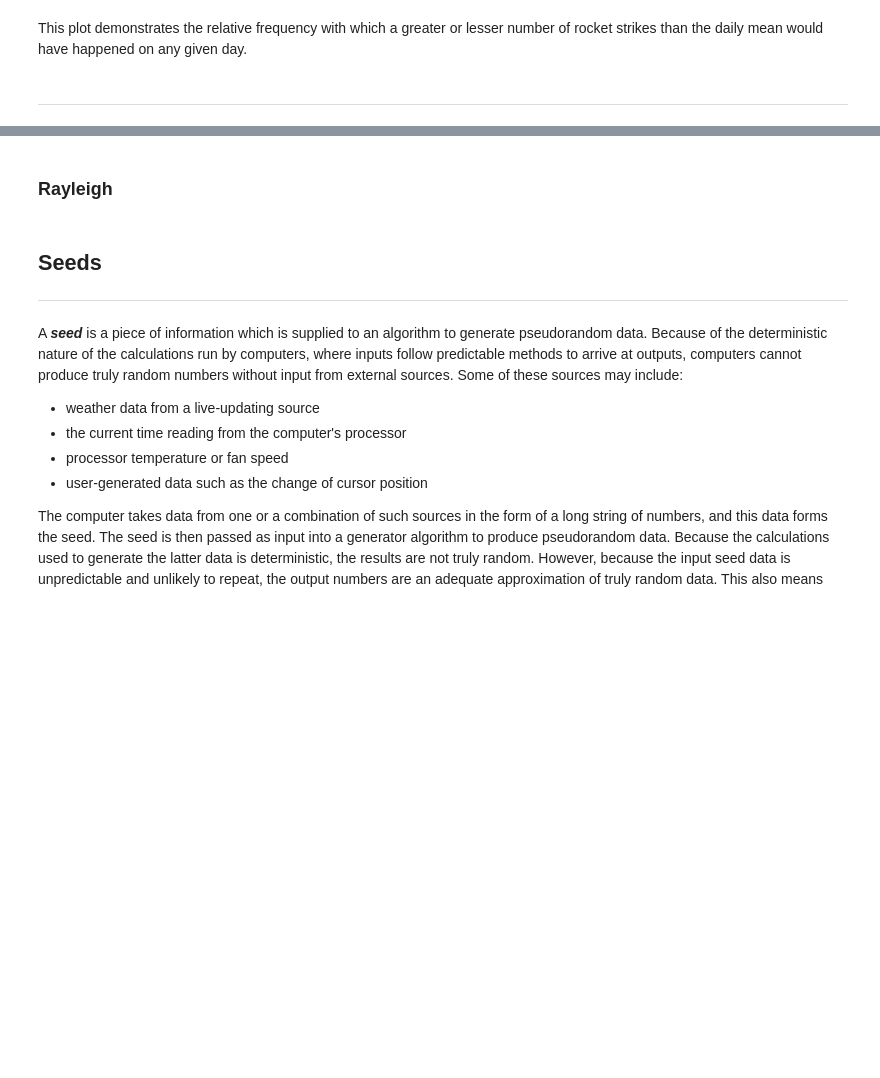
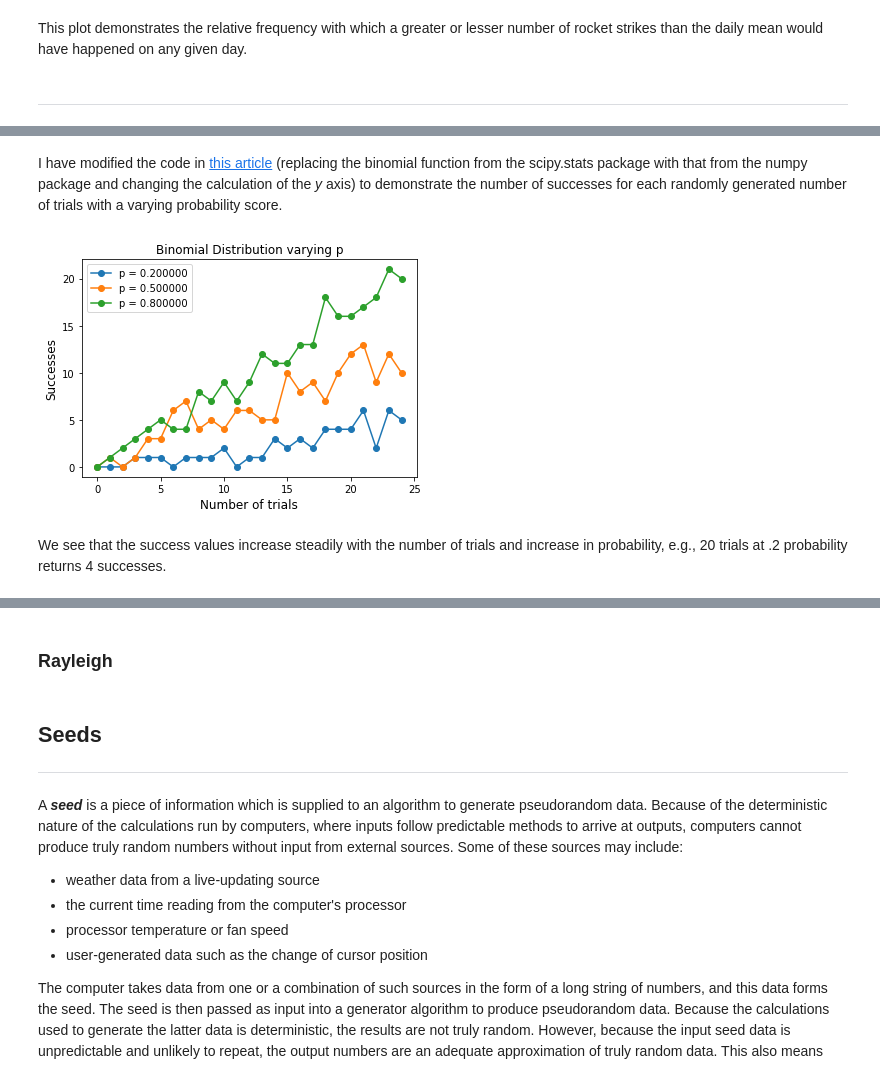
Before and after one commit to donalbuggy/programmingForDataAnalysisAssignment, a Jupyter notebook: progDA Assignment.ipynb, the cells around one changed output, grey strips where cells are left out. Saved outputs shown, nothing was run; the diff lists cells and outputs as text; code cells hidden in the pictures; blank space fills up the shorter version.

Commit message:
expanded binomial section, started multinomial section

```diff
--- a/progDA Assignment.ipynb
+++ b/progDA Assignment.ipynb
@@ -355,0 +376,17 @@ The binomial distribution is related to the Poisson distribution. Whereas the Po
+# %% [markdown]
+I have modified the code in [this article](https://www.kdnuggets.com/2020/02/probability-distributions-data-science.html) (replacing the binomial function from the scipy.stats package with that from the numpy package and changing the calculation of the *y* axis) to demonstrate the number of successes for each randomly generated number of trials with a varying probability score.
+# %%
+for prob in range(2, 10, 3):
+    n = numpy.arange(0, 25)
+    binom = rng.binomial(n, (0.1*prob))
+    # print("N = ", n)
+    # print("Binom = ", binom) used these to verify that the returned binomial values were valid, not exceeding the N values
+    plt.plot(binom, '-o', label="p = {:f}".format(0.1*prob))
+    plt.xlabel('Number of trials', fontsize=12)
+    plt.ylabel('Successes', fontsize=12)
+    plt.title("Binomial Distribution varying p")
+    plt.legend()
+# %% [output]
+[figure, added]
+# %% [markdown]
+We see that the success values increase steadily with the number of trials and increase in probability, e.g., 20 trials at .2 probability returns 4 successes.
```
Also changed, not shown: parts of 8 cells of this notebook.
